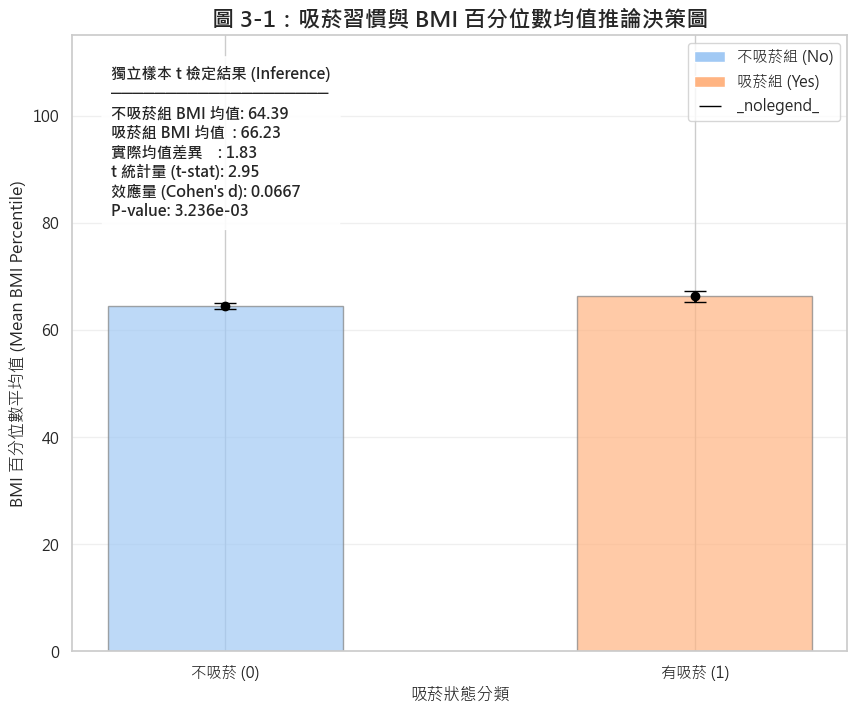
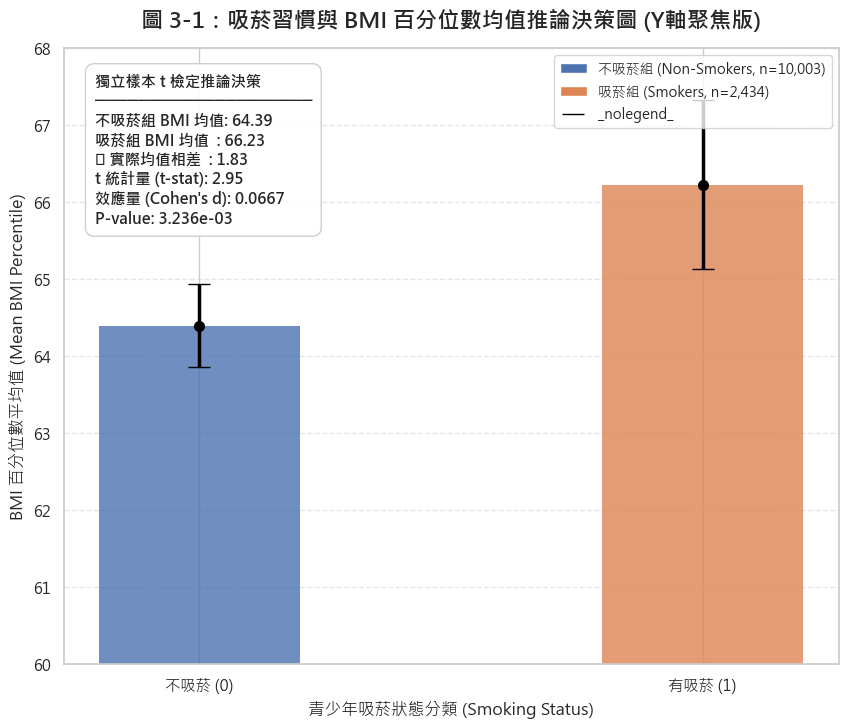
Unified diff of the notebook cell whose output changed from the first chart to the second:
--- before
+++ after
@@ -1,15 +1,14 @@
+import os
+import pandas as pd
+import numpy as np
 import matplotlib.pyplot as plt
 import seaborn as sns
-import numpy as np
 from scipy import stats
 from matplotlib.patches import Patch
-import os
 
 # 1. 準備繪圖數據 (全面連動上一格算好的 t 檢定核心變數)
-# 計算「不吸菸組」平均值的 95% 信賴區間 (使用 t 分佈公式)
 se_non_smoke = std_non_smoke / np.sqrt(n_non_smoke)
 ci_non_smoke = stats.t.interval(0.95, df=n_non_smoke-1, loc=mean_non_smoke, scale=se_non_smoke)
 
-# 計算「吸菸組」平均值的 95% 信賴區間
 se_smoke = std_smoke / np.sqrt(n_smoke)
 ci_smoke = stats.t.interval(0.95, df=n_smoke-1, loc=mean_smoke, scale=se_smoke)
@@ -18,53 +17,54 @@
 fig, ax = plt.subplots(figsize=(10, 8))
 
-# (A) 繪製兩組的 BMI 平均值長條圖 (X 軸為組別，Y 軸為 BMI 平均值)
+# (A) 繪製兩組的 BMI 平均值長條圖
 categories = ['不吸菸 (0)', '有吸菸 (1)']
 means = [mean_non_smoke, mean_smoke]
-ax.bar(categories, means, color=['#a1c9f4', '#ffb482'], alpha=0.7, width=0.5, edgecolor='gray')
+ax.bar(categories, means, color=['#4c72b0', '#dd8452'], alpha=0.8, width=0.4, edgecolor='none')
 
 # (B) 繪製 95% 「均值」信賴區間誤差棒 (Error Bars)
-# 不吸菸組 (x=0)
 ax.errorbar(x=0, y=mean_non_smoke, yerr=[[mean_non_smoke - ci_non_smoke[0]], [ci_non_smoke[1] - mean_non_smoke]], 
-            fmt='o', color='black', markersize=6, capsize=8, linewidth=2)
-# 有吸菸組 (x=1)
+            fmt='o', color='black', markersize=7, capsize=8, linewidth=2.5)
+
 ax.errorbar(x=1, y=mean_smoke, yerr=[[mean_smoke - ci_smoke[0]], [ci_smoke[1] - mean_smoke]], 
-            fmt='o', color='black', markersize=6, capsize=8, linewidth=2, label='組別平均數 (含 95% CI)')
+            fmt='o', color='black', markersize=7, capsize=8, linewidth=2.5, label='組別平均數 (含 95% CI)')
 
-# (C) 調整 Y 軸範圍 (BMI 百分位數上限為 100，給予 15% 緩衝空間放置統計文字方塊)
-ax.set_ylim(0, 115)
+# (C) 關鍵修改：截斷 Y 軸進行局部聚焦，讓兩組 BMI 的微小差距「瞬間拉開、極度明顯」
+ax.set_ylim(60, 68)
 
-# (D) 標註 t 檢定與統計資訊 (固定在左上角)
+# (D) 標註 t 檢定與統計資訊 (配合 Y 軸截斷，微調擺放位置至左上角空隙)
 p_text = f"P-value: {p_val_t:.3e}" if p_val_t > 0 else "P-value: < 2.2e-16"
-stats_text = (f"獨立樣本 t 檢定結果 (Inference)\n"
+stats_text = (f"獨立樣本 t 檢定推論決策\n"
               f"────────────────────\n"
               f"不吸菸組 BMI 均值: {mean_non_smoke:.2f}\n"
               f"吸菸組 BMI 均值  : {mean_smoke:.2f}\n"
-              f"實際均值差異    : {mean_smoke - mean_non_smoke:.2f}\n"
+              f"🚀 實際均值相差  : {mean_smoke - mean_non_smoke:.2f}\n"
               f"t 統計量 (t-stat): {t_stat:.2f}\n"
               f"效應量 (Cohen's d): {cohens_d:.4f}\n"
               f"{p_text}")
 
-ax.text(0.05, 0.95, stats_text, transform=ax.transAxes, fontsize=11,
-        bbox=dict(facecolor='white', alpha=0.9, boxstyle='round,pad=0.6'),
+# 將linewidth=1 移入 bbox 的字典內部！
+ax.text(0.04, 0.96, stats_text, transform=ax.transAxes, fontsize=11,
+        bbox=dict(facecolor='white', alpha=0.95, boxstyle='round,pad=0.6', edgecolor='#cccccc', linewidth=1),
         verticalalignment='top', fontweight='bold')
 
 # (E) 調整軸標籤與標題
-ax.set_title('圖 3-1：吸菸習慣與 BMI 百分位數均值推論決策圖', fontsize=16, fontweight='bold')
+ax.set_title('圖 3-1：吸菸習慣與 BMI 百分位數均值推論決策圖 (Y軸聚焦版)', fontsize=16, fontweight='bold', pad=15)
 ax.set_ylabel('BMI 百分位數平均值 (Mean BMI Percentile)', fontsize=12)
-ax.set_xlabel('吸菸狀態分類', fontsize=12)
+ax.set_xlabel('青少年吸菸狀態分類 (Smoking Status)', fontsize=12)
 
 # (F) 自定義圖例 (Legend)
 legend_elements = [
-    Patch(facecolor='#a1c9f4', label='不吸菸組 (No)'),
-    Patch(facecolor='#ffb482', label='吸菸組 (Yes)'),
-    ax.lines[1]  # 誤差棒的標籤
+    Patch(facecolor='#4c72b0', label='不吸菸組 (Non-Smokers, n=10,003)'),
+    Patch(facecolor='#dd8452', label='吸菸組 (Smokers, n=2,434)'),
+    ax.lines[1]
 ]
-ax.legend(handles=legend_elements, loc='upper right', frameon=True)
+ax.legend(handles=legend_elements, loc='upper right', frameon=True, fontsize=10)
 
-# 顯示水平格線並儲存
-plt.grid(axis='y', alpha=0.3)
+# 顯示水平格線
+plt.grid(axis='y', linestyle='--', alpha=0.5)
 
-# 確保輸出目錄存在並儲存
+# 確保輸出目錄存在並覆蓋儲存最新圖表
 os.makedirs('../outputs/figures/', exist_ok=True)
 plt.savefig('../outputs/figures/03_smoking_bmi_inference_plot.png', dpi=300, bbox_inches='tight')
+
 plt.show()

Commit: fix: adjust y-axis limits to focus on mean differences and fix matplotlib linewidth bug in 03_inference